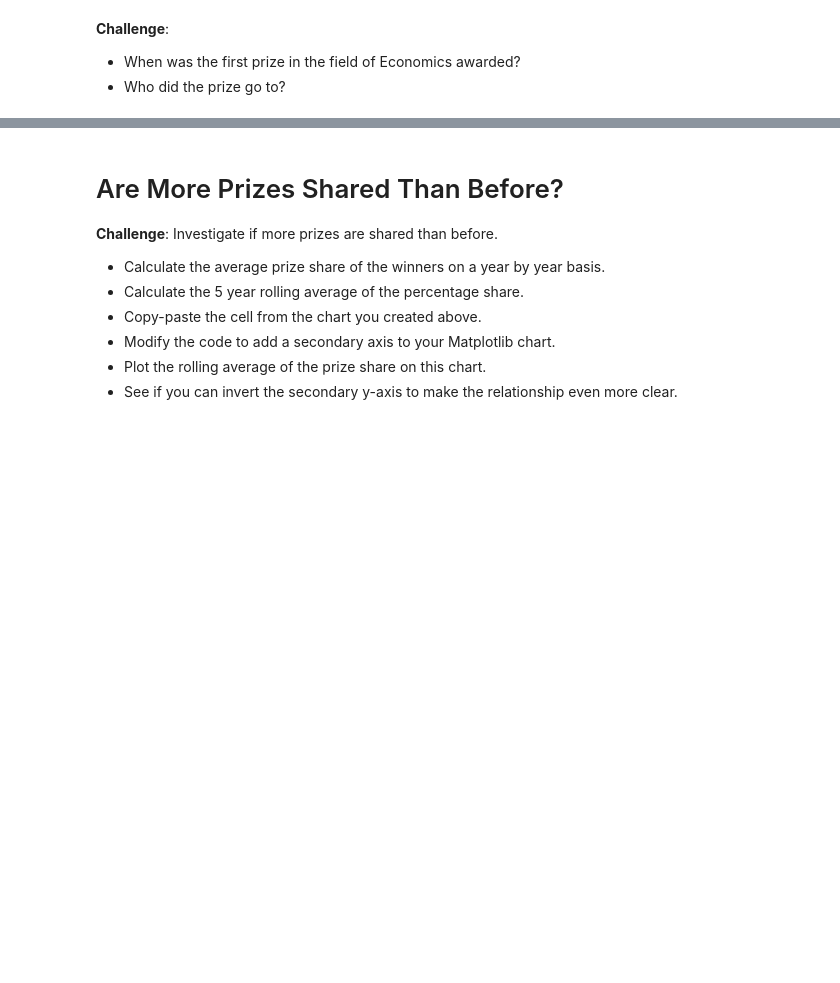
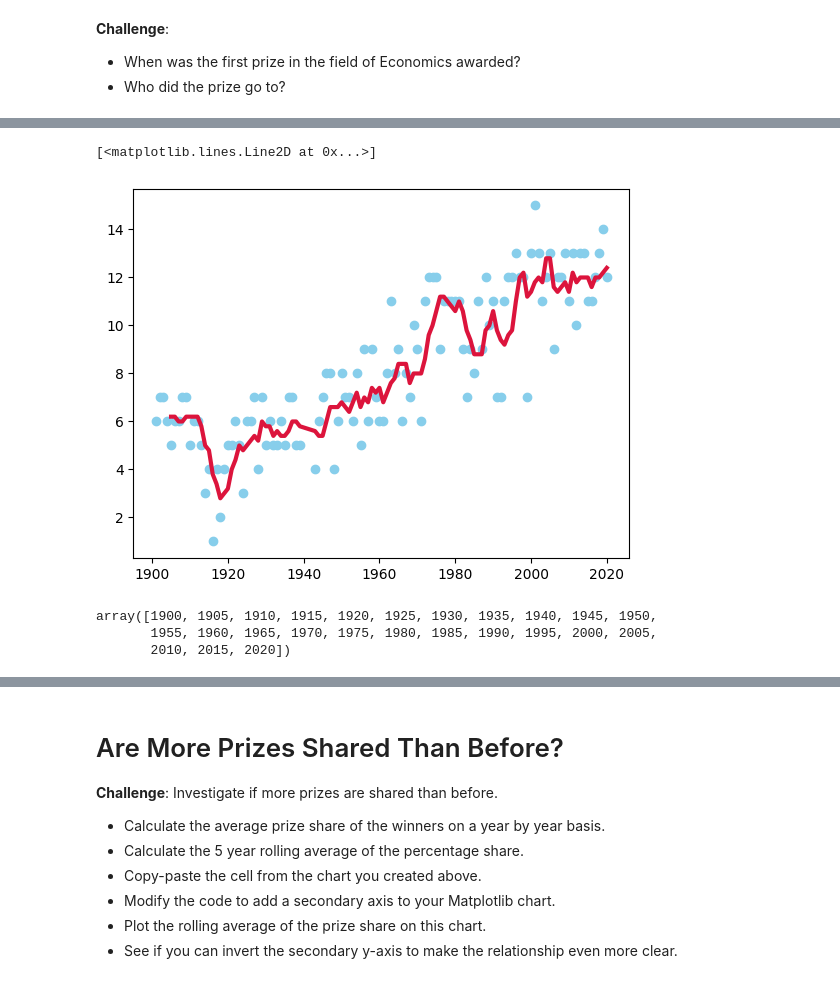
Before and after one commit to badicev/UdemyStudy, a Jupyter notebook: MyWork/Day 78/Nobel_Prize_Analysis.ipynb, the cells around one changed output, grey strips where cells are left out. Drawn from its saved outputs; the diff is of its cells as text; code cells hidden in the pictures; blank space fills up the shorter version.

```diff
--- a/MyWork/Day 78/Nobel_Prize_Analysis.ipynb
+++ b/MyWork/Day 78/Nobel_Prize_Analysis.ipynb
@@ -207,3 +305,21 @@ Support for multi-dimensional indexing (e.g. `obj[:, None]`) is deprecated and w
 
 * Looking at the chart, did the first and second world wars have an impact on the number of prizes being given out?
 * What could be the reason for the trend in the chart?
+# %%
+prize_per_year = df_data.groupby(by='year').count().prize
+moving_average = prize_per_year.rolling(window=5).mean()
+# %%
+plt.scatter(prize_per_year.index, prize_per_year.values, color='skyblue', label='Prizes per Year')
+plt.plot(prize_per_year.index,
+        moving_average.values,
+        c='crimson',
+        linewidth=3,)
+# %% [output]
+[<matplotlib.lines.Line2D at 0x...>]
+[figure, added]
+# %%
+np.arange(1900, 2021, step=5)
+# %% [output]
+array([1900, 1905, 1910, 1915, 1920, 1925, 1930, 1935, 1940, 1945, 1950,
+       1955, 1960, 1965, 1970, 1975, 1980, 1985, 1990, 1995, 2000, 2005,
+       2010, 2015, 2020])
```
Also changed, not shown: parts of 44 cells of this notebook.
